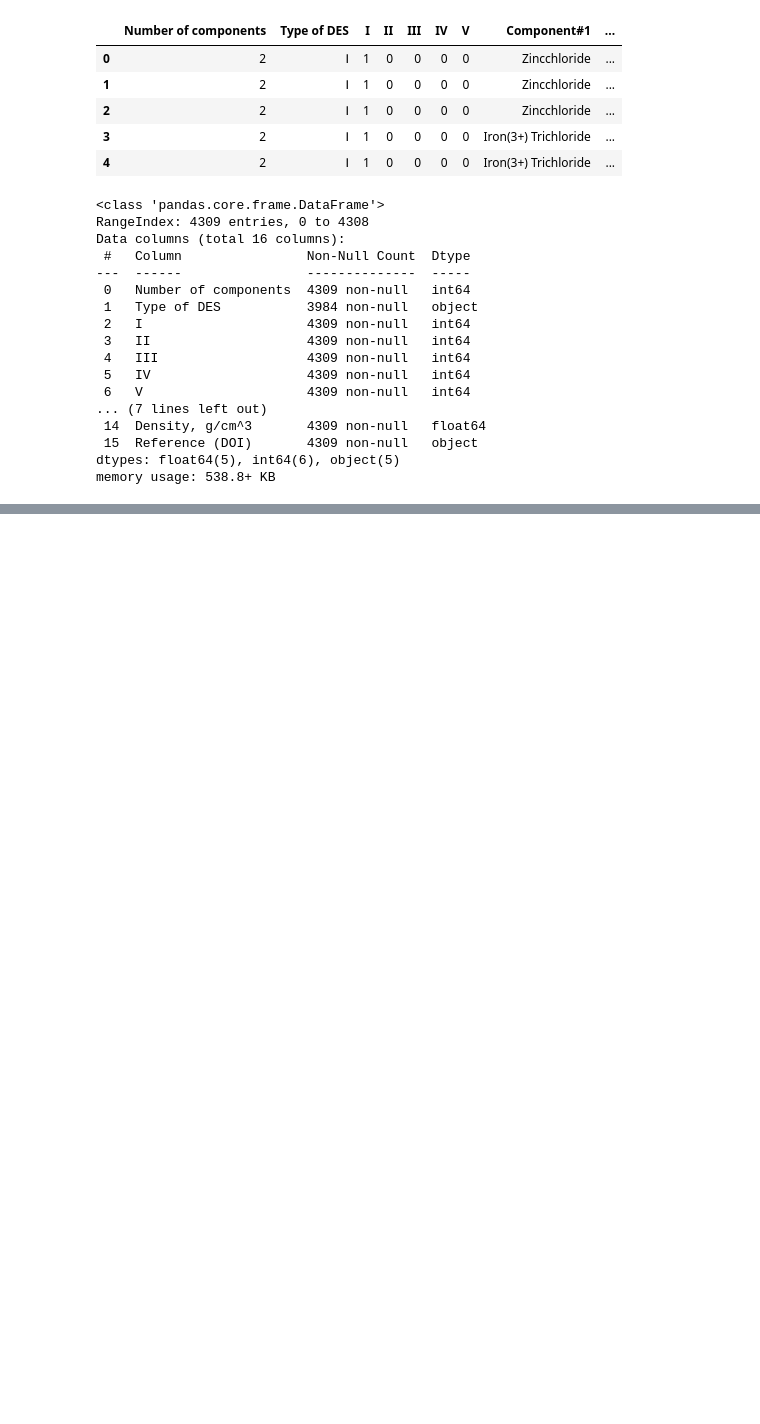
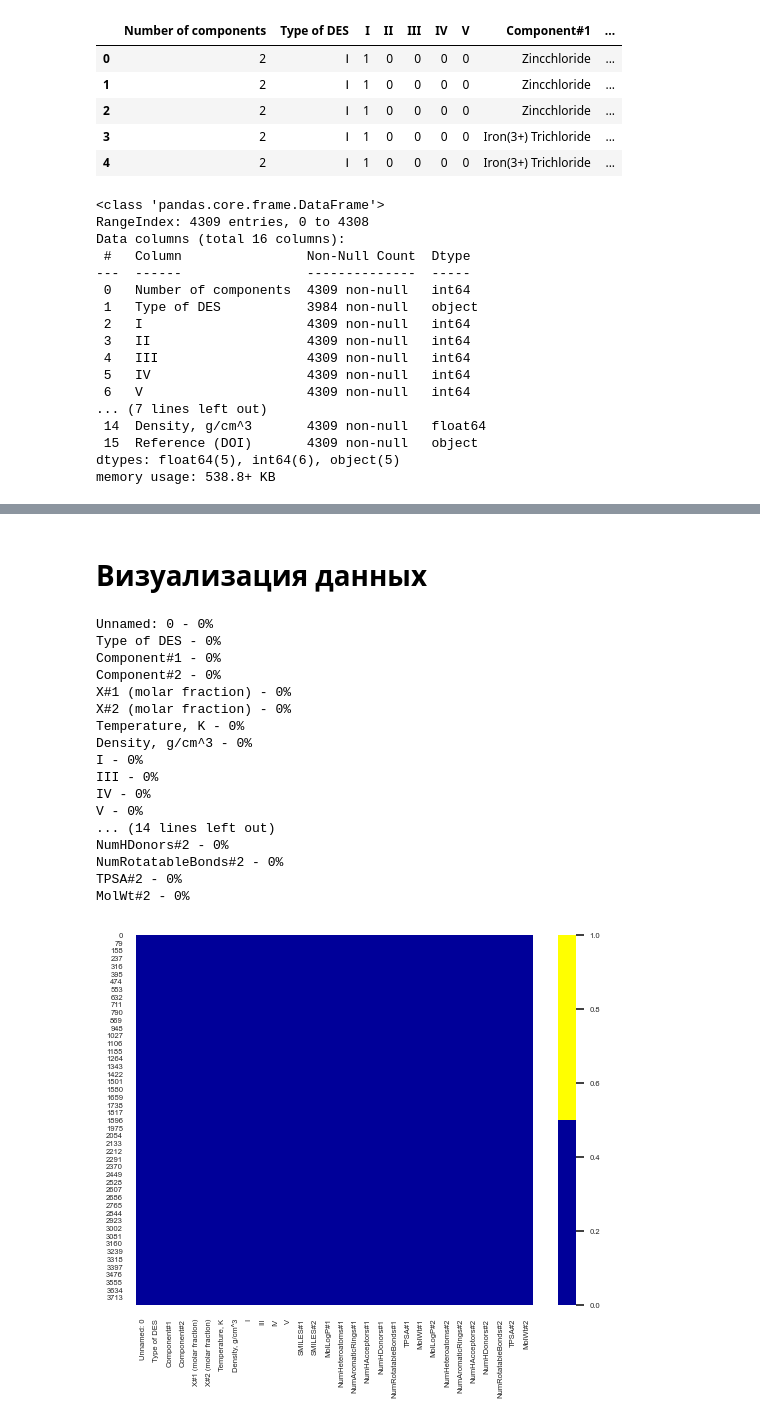
Before and after one commit to meteora142/Ecoteam, a Jupyter notebook: scripts/EcoteamProject.ipynb, the cells around one changed output, grey strips where cells are left out. Drawn from its saved outputs; the diff is of its cells as text; code cells hidden in the pictures; blank space fills up the shorter version.

Commit message:
Final dataset and some graphics

```diff
--- a/scripts/EcoteamProject.ipynb
+++ b/scripts/EcoteamProject.ipynb
@@ -29,6 +29,14 @@ def dataset_clear(dataset):
     dataset = dataset[(dataset['Number of components'] == 2) & (dataset['Density, g/cm^3'] <= 2.0)]
     dataset = dataset.drop(['Number of components', 'Reference (DOI)', 'X#3 (molar fraction)', 'Component#3', 'II'], axis=1)
     return dataset
+# %%
+# Группируем строки с одинаковыми значениями компонентов, молярных соотн., температуры, типа и усредняем плотности
+def density_mean(dataset):
+    dataset = dataset.groupby(['Type of DES', 'Component#1', 'Component#2',
+                           'X#1 (molar fraction)', 'X#2 (molar fraction)',
+                           'Temperature, K'], as_index = False).agg({'Density, g/cm^3':'mean', 'I':'min',
+                                                                     'III':'min', 'IV':'min', 'V':'min'})
+    return dataset
 # %%
 # Выгружаем SMILES из PubChem и добавляем их в датасет
 def get_smiles(dataset):
@@ -98,7 +106,7 @@ def merge_descriptors(descriptors_dict, descriptors_list, dataset):
 # %% [markdown]
 #### Подготовка датасета
 # %%
-dataset = pd.read_csv('Density.csv')
+dataset = pd.read_csv('C:/Users/User/AppData/Local/Programs/VS_Projects/Testing/EcoTeam/files/Density.csv')
 dataset.head(5)
 # %% [output]
 |  | Number of components | Type of DES | I | II | III | IV | V | Component#1 | ... |
@@ -140,8 +148,9 @@ dataset.describe()
 | 75% | 2.000000 | 0.000000 | 0.000000 | 1.000000 | 0.000000 | 1.000000 | 0.500000 | ... |
 | max | 3.000000 | 1.000000 | 1.000000 | 1.000000 | 1.000000 | 1.000000 | 0.917000 | ... |
 # %%
-# Чистим датасет
+# Чистим датасет и усредняем плотности
 pre_dataset = dataset_clear(dataset)
+pre_dataset = density_mean(pre_dataset)
 # %%
 # SMILES
 pre_dataset = get_smiles(pre_dataset)
@@ -154,0 +208,32 @@ final_dataset.head(5)
+# %% [markdown]
+# Визуализация данных
+# %%
+#поиск пустых ячеек
+cols = final_dataset.columns
+# желтый - пропущенные данные, синий - не пропущенные
+colours = ['#000099', '#ffff00']
+sns.heatmap(final_dataset[cols].isnull(), cmap=sns.color_palette(colours))
+sns.set (font_scale=0.5)
+# процентный список пропущенных данных
+for col in final_dataset.columns:
+    pct_missing = np.mean(final_dataset[col].isnull())
+    print('{} - {}%'.format(col, round(pct_missing*100)))
+# %% [output]
+Unnamed: 0 - 0%
+Type of DES - 0%
+Component#1 - 0%
+Component#2 - 0%
+X#1 (molar fraction) - 0%
+X#2 (molar fraction) - 0%
+Temperature, K - 0%
+Density, g/cm^3 - 0%
+I - 0%
+III - 0%
+IV - 0%
+V - 0%
+... (14 lines left out)
+NumHDonors#2 - 0%
+NumRotatableBonds#2 - 0%
+TPSA#2 - 0%
+MolWt#2 - 0%
+[figure, added]
```
Also changed, not shown: parts of 7 cells of this notebook.
